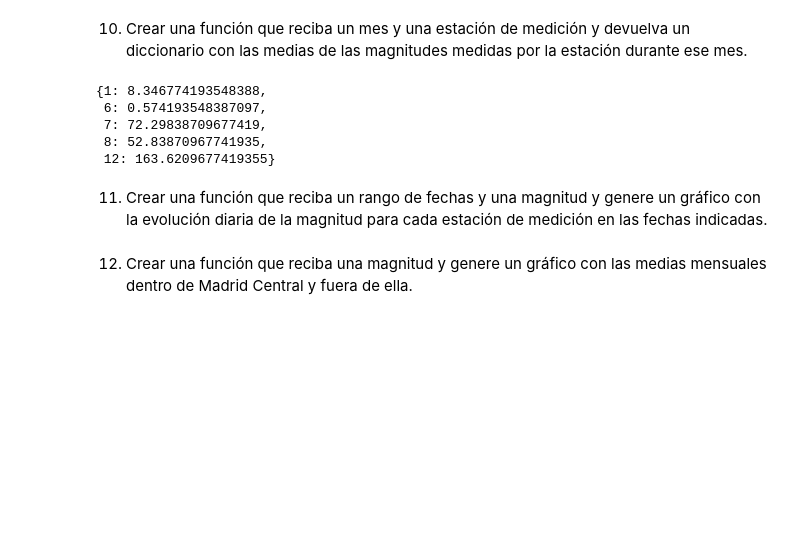
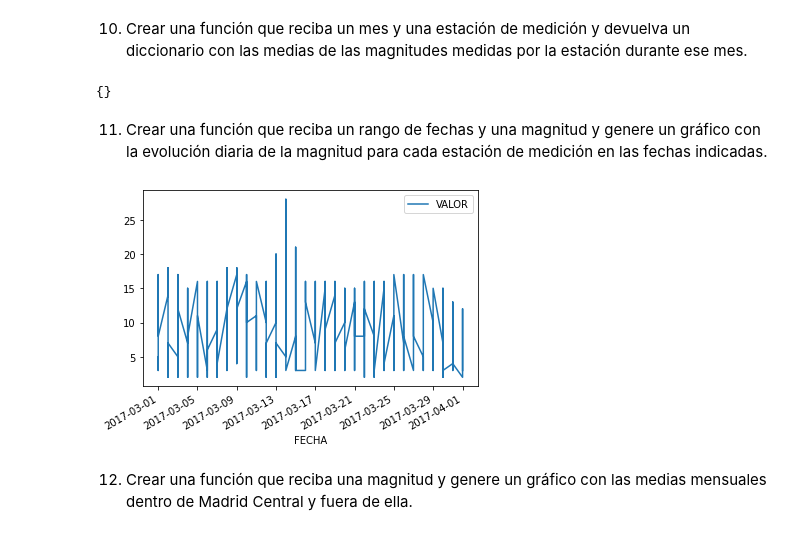
Before and after one commit to aguustingc/PROYECTO-FINAL, a Jupyter notebook: Grupo 3/Proyecto-Emisiones-Incendios.ipynb, the cells around one changed output. Saved outputs shown, nothing was run; the diff lists cells and outputs as text; code cells hidden in the pictures; blank space fills up the shorter version.

```diff
--- a/Grupo 3/Proyecto-Emisiones-Incendios.ipynb
+++ b/Grupo 3/Proyecto-Emisiones-Incendios.ipynb
@@ -8,8 +8,7 @@ import pandas as pd
 # Importamos dataset
 df_2016 = pd.read_csv('DataFrames/emisiones-2016.csv', sep=';')
 df_2017 = pd.read_csv('DataFrames/emisiones-2017.csv', sep=';')
-df_2018
-= pd.read_csv('DataFrames/emisiones-2018.csv', sep=';')
+df_2018 = pd.read_csv('DataFrames/emisiones-2018.csv', sep=';')
 df_2019 = pd.read_csv('DataFrames/emisiones-2019.csv', sep=';')
 
 dfs = [df_2016,
@@ -422,12 +421,25 @@ def funcion():
 
 funcion()
 # %% [output]
-{1: 8.346774193548388,
- 6: 0.574193548387097,
- 7: 72.29838709677419,
- 8: 52.83870967741935,
- 12: 163.6209677419355}
+{}
 # %% [markdown]
 11. Crear una función que reciba un rango de fechas y una magnitud y genere un gráfico con la evolución diaria de la magnitud para cada estación de medición en las fechas indicadas.
+# %%
+import matplotlib.pyplot as plt
+import pandas as pd
+#Función que devuelve un gráfico de lineas dados una fecha inicio, una fecha final y una magnitud ingresados por el usuario.
+
+def EvolucionMagnitud():  #Definimos la función
+
+    fechaInicio = input("Ingrese una fecha inicial: ")
+    fechaFinal= input('Ingrese una fecha final: ')
+    magnitud = int(input("Ingrese numero de magnitud: "))
+    dfFecha = dfDate1.loc[(dfDate1["FECHA"] >= fechaInicio) & (dfDate1["FECHA"] <= fechaFinal)& (dfDate1['MAGNITUD']==magnitud), ['FECHA', 'VALOR']]  #Filtramos un dataframe mediante una condición con un rango de fechas y una magnitud, ingresados por consola
+    fig, ax=plt.subplots()
+    dfFecha.plot(kind= 'line', x='FECHA', y= 'VALOR', ax=ax)   # Establecemos los ejes y el tipo de gráfico
+    plt.show()
+EvolucionMagnitud()
+# %% [output]
+[figure, added]
 # %% [markdown]
 12. Crear una función que reciba una magnitud y genere un gráfico con las medias mensuales dentro de Madrid Central y fuera de ella.
```
